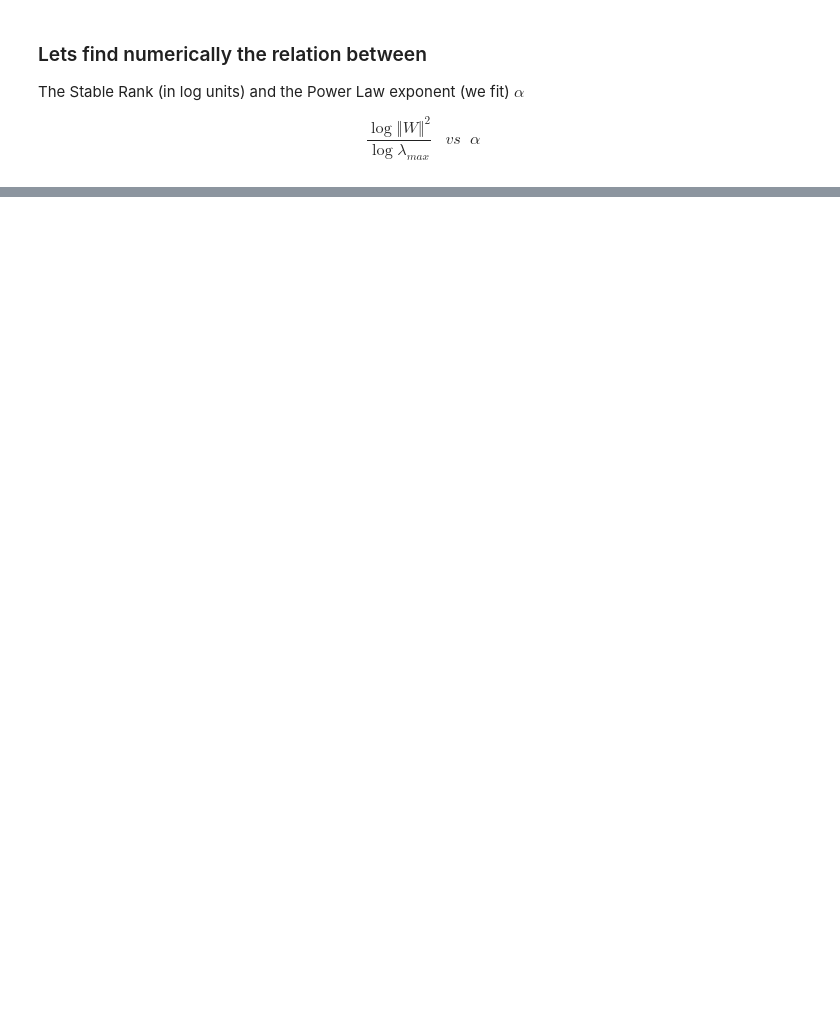
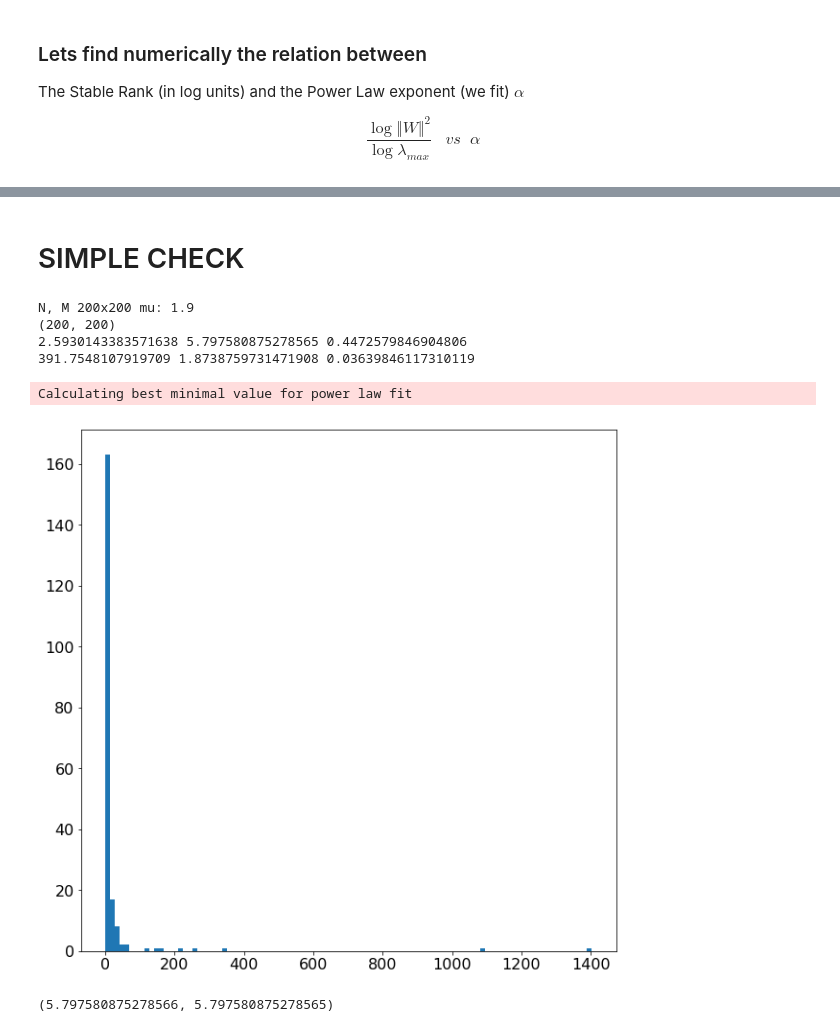
Before and after one commit to CalculatedContent/PredictingTestAccuracies, a Jupyter notebook: PowerLawExample-Alpha-LogNorm-Relations.ipynb, the cells around one changed output, grey strips where cells are left out. Cells and saved outputs as stored; diff of their text form; code cells hidden in the pictures; blank space fills up the shorter version.

```diff
--- a/PowerLawExample-Alpha-LogNorm-Relations.ipynb
+++ b/PowerLawExample-Alpha-LogNorm-Relations.ipynb
@@ -215,0 +171,39 @@ plt.savefig("img/Alpha-LogNorm-Relations-2ma.png")
+# %% [markdown]
+# SIMPLE CHECK
+# %%
+M=200
+
+#N = (np.random.randint(3)+1)*M
+N = M
+mu=1.9
+print("N, M {}x{} mu: {}".format(N, M, mu))
+
+W = np.random.pareto(a=mu,size=(N,M))
+normW = np.linalg.norm(W, ord='fro')#/np.sqrt(N)
+
+logNorm2 = 2.0*np.log10(normW)
+
+X=np.dot(W.T,W)/N
+print(X.shape)
+evals = np.linalg.eigvals(X)
+
+l_max, l_min = np.max(evals), np.min(evals)
+print(np.log10(l_max), logNorm2, np.log10(l_max)/ logNorm2)
+
+fit =  powerlaw.Fit(evals)
+a = fit.alpha
+print(l_max, a, fit.D)
+# %% [output]
+N, M 200x200 mu: 1.9
+(200, 200)
+2.5930143383571638 5.797580875278565 0.4472579846904806
+391.7548107919709 1.8738759731471908 0.03639846117310119
+Calculating best minimal value for power law fit
+# %%
+plt.hist(evals,bins=100);
+# %% [output]
+[figure, added]
+# %%
+np.log10(np.sum(evals)*N), 2*np.log10(np.linalg.norm(W))
+# %% [output]
+(5.797580875278566, 5.797580875278565)
```
Also changed, not shown: parts of 3 cells of this notebook, 2 other files.
